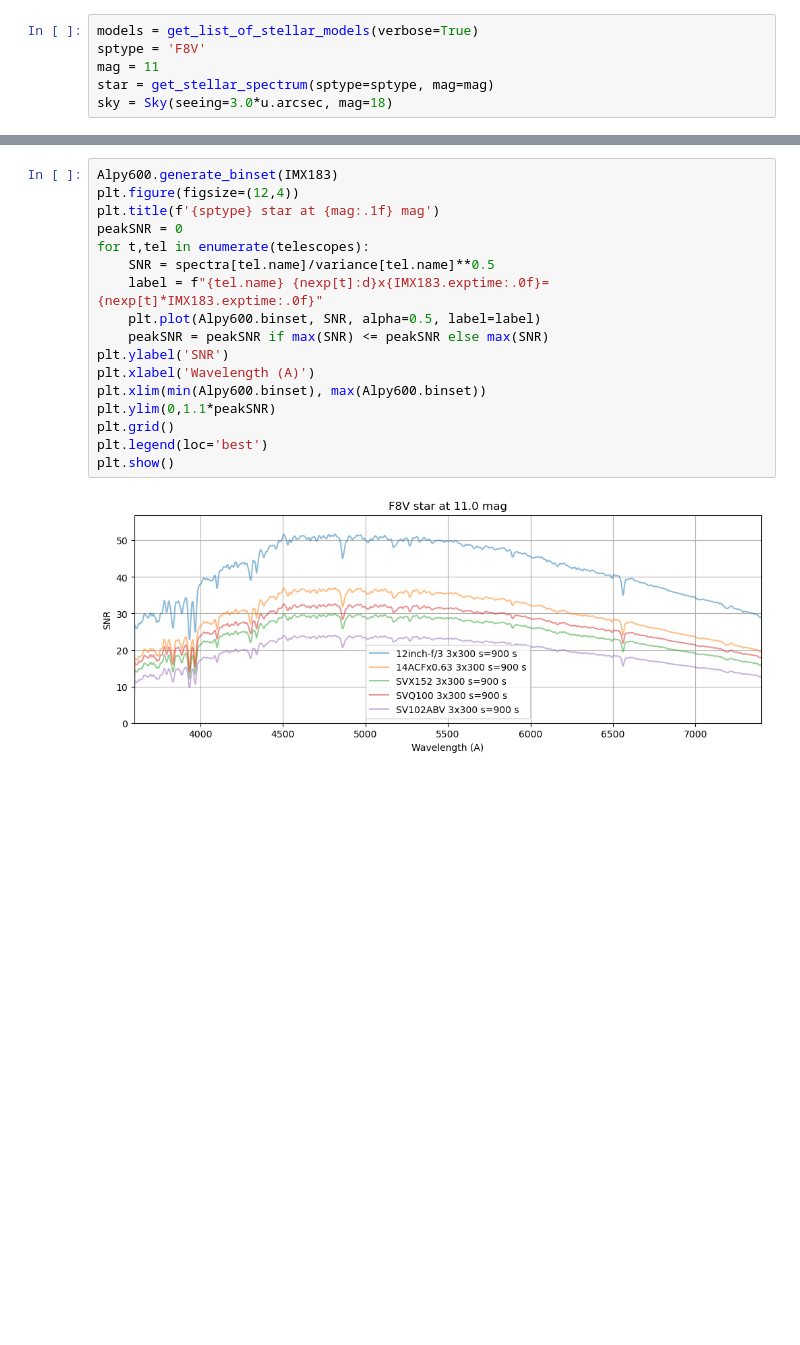
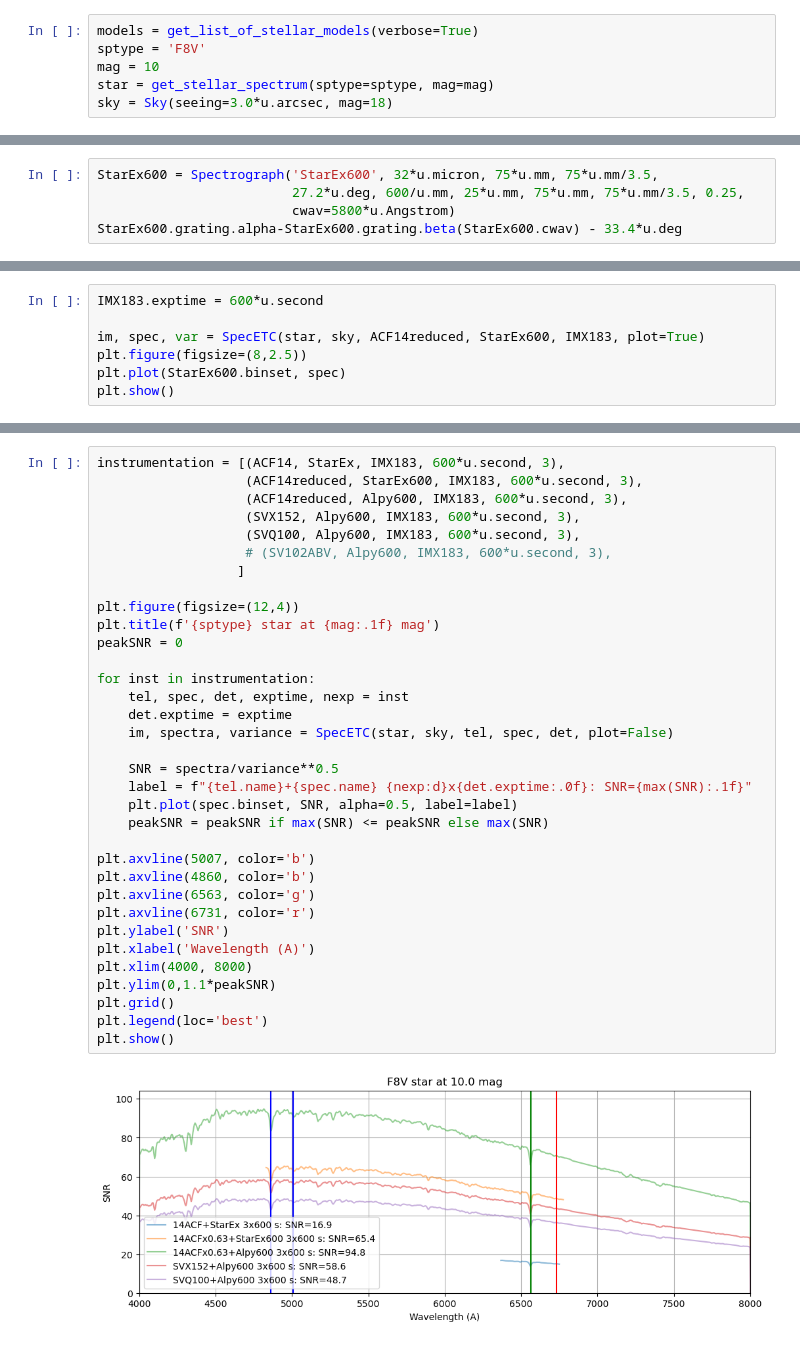
Before and after one commit to joshwalawender/SpecETC, a Jupyter notebook: Sandbox.ipynb, the cells around one changed output, grey strips where cells are left out. Cells and saved outputs as stored; diff of their text form; blank space fills up the shorter version.

Commit message:
Various updates, especially to grating

```diff
--- a/Sandbox.ipynb
+++ b/Sandbox.ipynb
@@ -14,7 +13,7 @@ IMX533: Reading detector efficiency from /Users/joshw/git/SpecETC/data/SonyIMX/Q
 # %%
 models = get_list_of_stellar_models(verbose=True)
 sptype = 'F8V'
-mag = 11
+mag = 10
 star = get_stellar_spectrum(sptype=sptype, mag=mag)
 sky = Sky(seeing=3.0*u.arcsec, mag=18)
 # %% [output]
@@ -41,0 +27,5 @@ for t,tel in enumerate(telescopes):
+# %%
+StarEx600 = Spectrograph('StarEx600', 32*u.micron, 75*u.mm, 75*u.mm/3.5,
+                         27.2*u.deg, 600/u.mm, 25*u.mm, 75*u.mm, 75*u.mm/3.5, 0.25,
+                         cwav=5800*u.Angstrom)
+StarEx600.grating.alpha-StarEx600.grating.beta(StarEx600.cwav) - 33.4*u.deg
@@ -41,0 +34,7 @@ for t,tel in enumerate(telescopes):
+# %%
+IMX183.exptime = 600*u.second
+
+im, spec, var = SpecETC(star, sky, ACF14reduced, StarEx600, IMX183, plot=True)
+plt.figure(figsize=(8,2.5))
+plt.plot(StarEx600.binset, spec)
+plt.show()
@@ -42,19 +44,36 @@ for t,tel in enumerate(telescopes):
 # %%
-Alpy600.generate_binset(IMX183)
+instrumentation = [(ACF14, StarEx, IMX183, 600*u.second, 3),
+                   (ACF14reduced, StarEx600, IMX183, 600*u.second, 3),
+                   (ACF14reduced, Alpy600, IMX183, 600*u.second, 3),
+                   (SVX152, Alpy600, IMX183, 600*u.second, 3),
+                   (SVQ100, Alpy600, IMX183, 600*u.second, 3),
+                   # (SV102ABV, Alpy600, IMX183, 600*u.second, 3),
+                  ]
+
 plt.figure(figsize=(12,4))
 plt.title(f'{sptype} star at {mag:.1f} mag')
 peakSNR = 0
-for t,tel in enumerate(telescopes):
-    SNR = spectra[tel.name]/variance[tel.name]**0.5
-    label = f"{tel.name} {nexp[t]:d}x{IMX183.exptime:.0f}={nexp[t]*IMX183.exptime:.0f}"
-    plt.plot(Alpy600.binset, SNR, alpha=0.5, label=label)
+
+for inst in instrumentation:
+    tel, spec, det, exptime, nexp = inst
+    det.exptime = exptime
+    im, spectra, variance = SpecETC(star, sky, tel, spec, det, plot=False)
+
+    SNR = spectra/variance**0.5
+    label = f"{tel.name}+{spec.name} {nexp:d}x{det.exptime:.0f}: SNR={max(SNR):.1f}"
+    plt.plot(spec.binset, SNR, alpha=0.5, label=label)
     peakSNR = peakSNR if max(SNR) <= peakSNR else max(SNR)
+
+plt.axvline(5007, color='b')
+plt.axvline(4860, color='b')
+plt.axvline(6563, color='g')
+plt.axvline(6731, color='r')
 plt.ylabel('SNR')
 plt.xlabel('Wavelength (A)')
-plt.xlim(min(Alpy600.binset), max(Alpy600.binset))
+plt.xlim(4000, 8000)
 plt.ylim(0,1.1*peakSNR)
 plt.grid()
 plt.legend(loc='best')
 plt.show()
 # %% [output]
-[figure, old version]
+[figure, new version]
```
Also changed, not shown: parts of 11 cells of this notebook, 6 other files.
